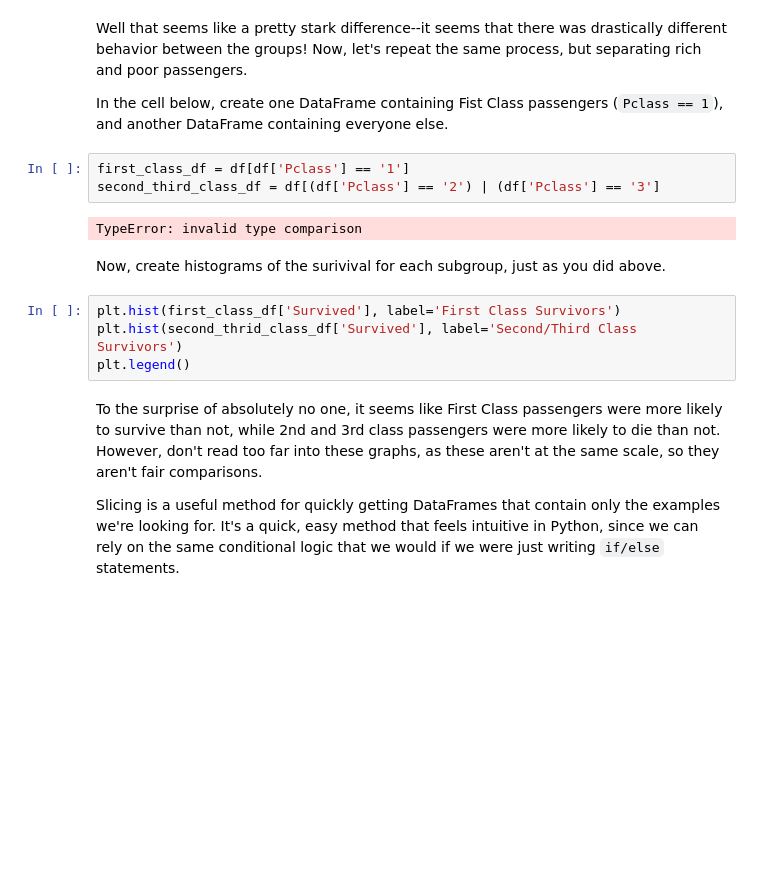
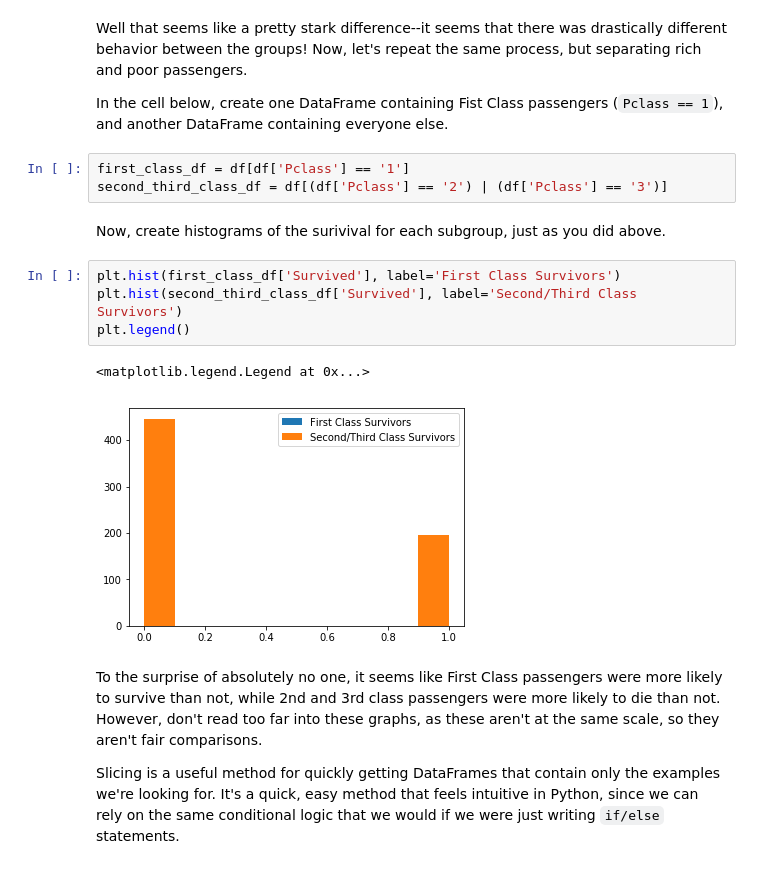
Before and after one commit to nic464/dsc-enterprise-hsbc-using-sql-with-pandas-lab-hsbc-ds-081319, a Jupyter notebook: index.ipynb, the cells around one changed output. Saved outputs shown, nothing was run; the diff lists cells and outputs as text; blank space fills up the shorter version.

```diff
--- a/index.ipynb
+++ b/index.ipynb
@@ -148,15 +148,16 @@ Well that seems like a pretty stark difference--it seems that there was drastica
 In the cell below, create one DataFrame containing Fist Class passengers (`Pclass == 1`), and another DataFrame containing everyone else.
 # %%
 first_class_df = df[df['Pclass'] == '1']
-second_third_class_df = df[(df['Pclass'] == '2') | (df['Pclass'] == '3']
+second_third_class_df = df[(df['Pclass'] == '2') | (df['Pclass'] == '3')]
-# %% [output]
-TypeError: invalid type comparison
 # %% [markdown]
 Now, create histograms of the surivival for each subgroup, just as you did above.
 # %%
 plt.hist(first_class_df['Survived'], label='First Class Survivors')
-plt.hist(second_thrid_class_df['Survived'], label='Second/Third Class Survivors')
+plt.hist(second_third_class_df['Survived'], label='Second/Third Class Survivors')
 plt.legend()
+# %% [output]
+<matplotlib.legend.Legend at 0x...>
+[figure, added]
 # %% [markdown]
 To the surprise of absolutely no one, it seems like First Class passengers were more likely to survive than not, while 2nd and 3rd class passengers were more likely to die than not.  However, don't read too far into these graphs, as these aren't at the same scale, so they aren't fair comparisons.
 
```
